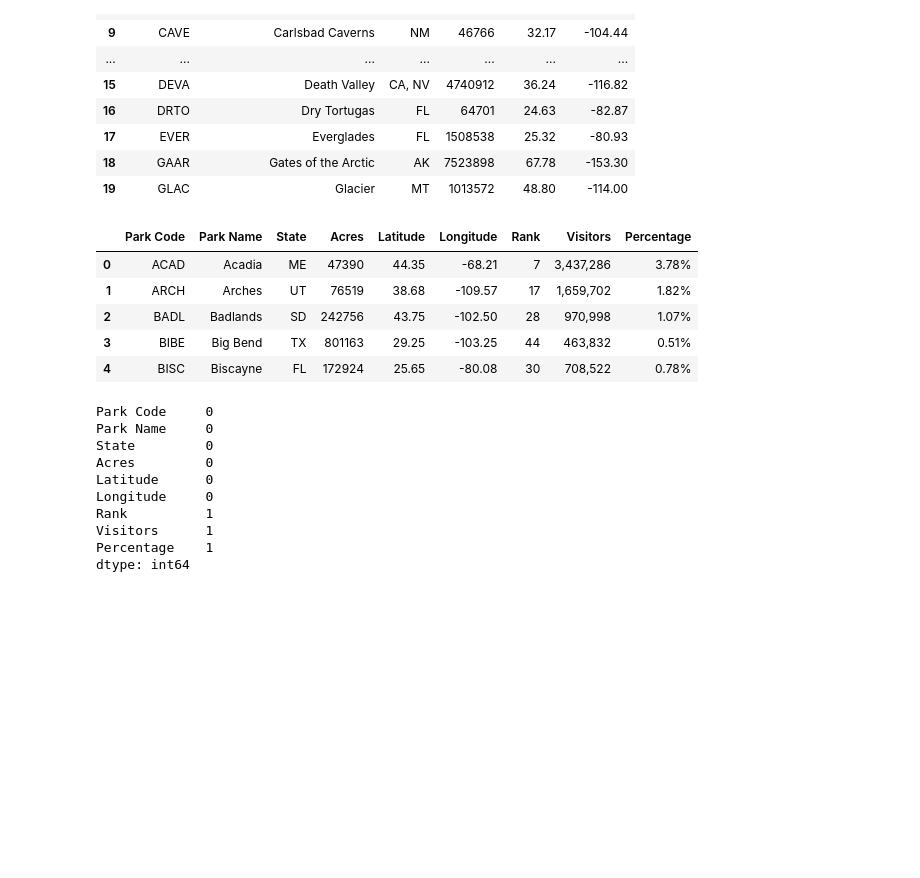
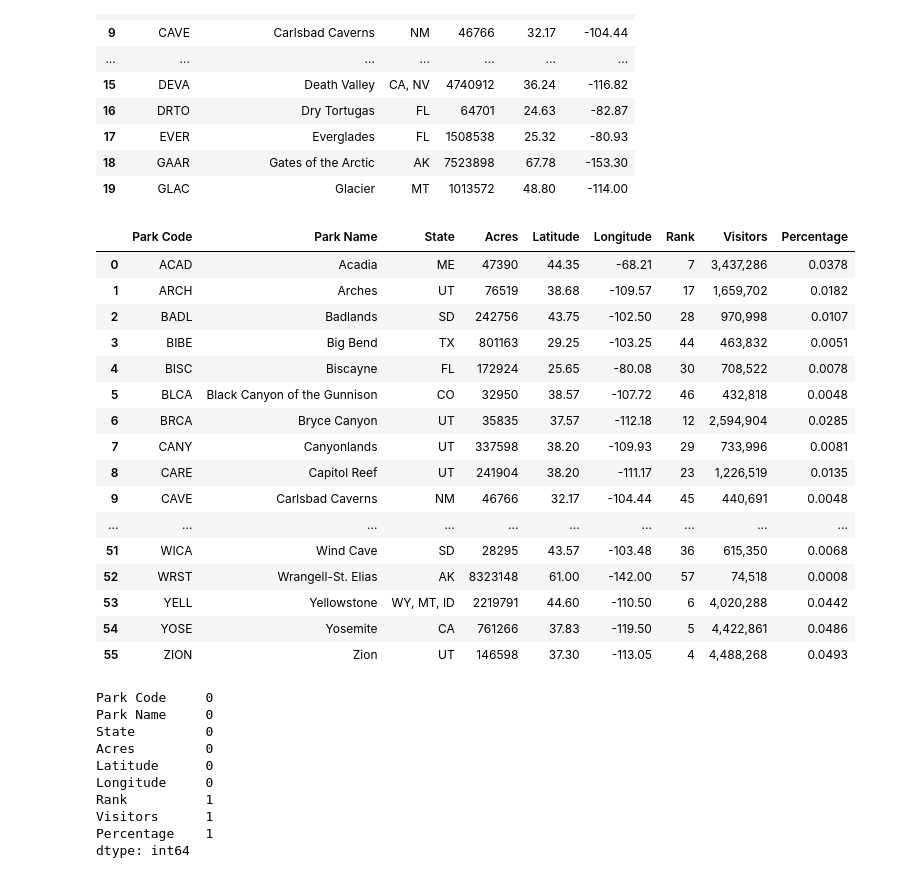
Before and after one commit to rbriggs13/National_Parks_Final_Project, a Jupyter notebook: parks_cleaning.ipynb, the cells around one changed output. Saved outputs shown, nothing was run; the diff lists cells and outputs as text; code cells hidden in the pictures; blank space fills up the shorter version.

Commit message:
Add files via upload
adding the fixed parks cleaning code

```diff
--- a/parks_cleaning.ipynb
+++ b/parks_cleaning.ipynb
@@ -242,14 +242,25 @@ parks_df.head(20)
 # %%
 #merge the data frames
 national_parks_df = pd.merge(parks_df, visit_df, on='Park Name', how='left')
-national_parks_df.head()
+national_parks_df.head(57)
 # %% [output]
 |  | Park Code | Park Name | State | Acres | Latitude | Longitude | Rank | Visitors | Percentage |
-| 0 | ACAD | Acadia | ME | 47390 | 44.35 | -68.21 | 7 | 3,437,286 | 3.78% |
-| 1 | ARCH | Arches | UT | 76519 | 38.68 | -109.57 | 17 | 1,659,702 | 1.82% |
-| 2 | BADL | Badlands | SD | 242756 | 43.75 | -102.50 | 28 | 970,998 | 1.07% |
-| 3 | BIBE | Big Bend | TX | 801163 | 29.25 | -103.25 | 44 | 463,832 | 0.51% |
-| 4 | BISC | Biscayne | FL | 172924 | 25.65 | -80.08 | 30 | 708,522 | 0.78% |
+| 0 | ACAD | Acadia | ME | 47390 | 44.35 | -68.21 | 7 | 3,437,286 | 0.0378 |
+| 1 | ARCH | Arches | UT | 76519 | 38.68 | -109.57 | 17 | 1,659,702 | 0.0182 |
+| 2 | BADL | Badlands | SD | 242756 | 43.75 | -102.50 | 28 | 970,998 | 0.0107 |
+| 3 | BIBE | Big Bend | TX | 801163 | 29.25 | -103.25 | 44 | 463,832 | 0.0051 |
+| 4 | BISC | Biscayne | FL | 172924 | 25.65 | -80.08 | 30 | 708,522 | 0.0078 |
+| 5 | BLCA | Black Canyon of the Gunnison | CO | 32950 | 38.57 | -107.72 | 46 | 432,818 | 0.0048 |
+| 6 | BRCA | Bryce Canyon | UT | 35835 | 37.57 | -112.18 | 12 | 2,594,904 | 0.0285 |
+| 7 | CANY | Canyonlands | UT | 337598 | 38.20 | -109.93 | 29 | 733,996 | 0.0081 |
+| 8 | CARE | Capitol Reef | UT | 241904 | 38.20 | -111.17 | 23 | 1,226,519 | 0.0135 |
+| 9 | CAVE | Carlsbad Caverns | NM | 46766 | 32.17 | -104.44 | 45 | 440,691 | 0.0048 |
+| ... | ... | ... | ... | ... | ... | ... | ... | ... | ... |
+| 51 | WICA | Wind Cave | SD | 28295 | 43.57 | -103.48 | 36 | 615,350 | 0.0068 |
+| 52 | WRST | Wrangell-St. Elias | AK | 8323148 | 61.00 | -142.00 | 57 | 74,518 | 0.0008 |
+| 53 | YELL | Yellowstone | WY, MT, ID | 2219791 | 44.60 | -110.50 | 6 | 4,020,288 | 0.0442 |
+| 54 | YOSE | Yosemite | CA | 761266 | 37.83 | -119.50 | 5 | 4,422,861 | 0.0486 |
+| 55 | ZION | Zion | UT | 146598 | 37.30 | -113.05 | 4 | 4,488,268 | 0.0493 |
 # %%
 national_parks_df.isna().sum()
 # %% [output]
```
Also changed, not shown: parts of 11 cells of this notebook, 2 other files.
